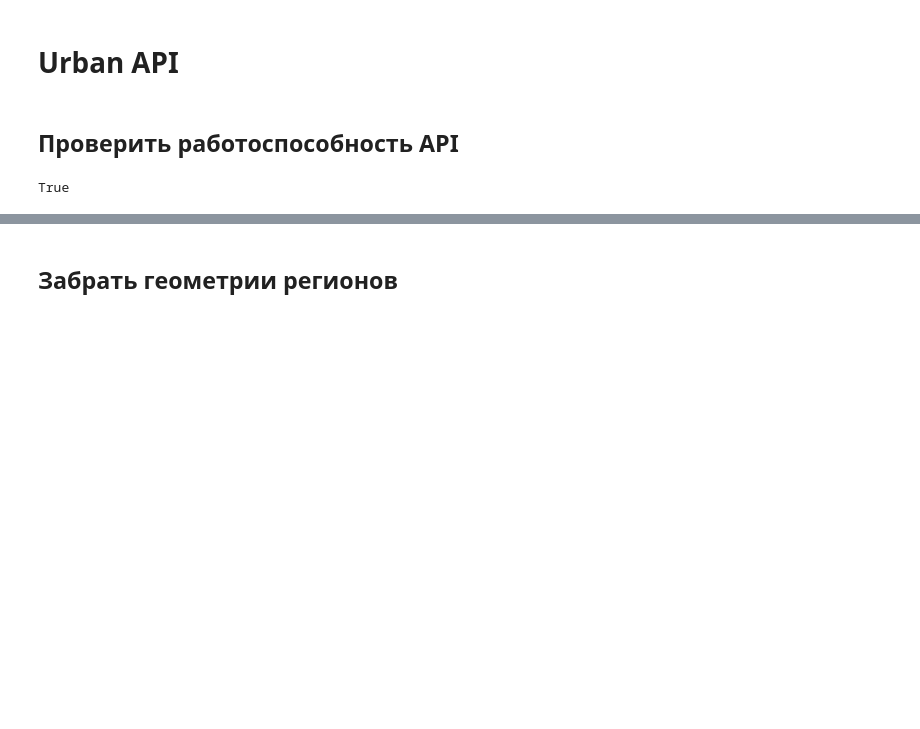
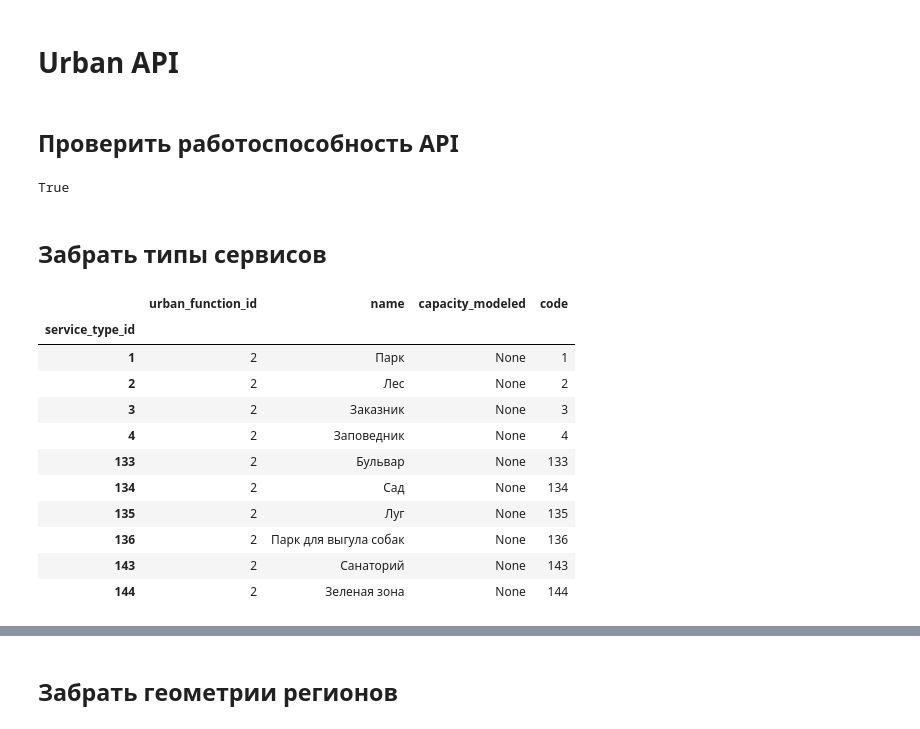
Before and after one commit to vasilstar97/idu-clients, a Jupyter notebook: examples/urban_api.ipynb, the cells around one changed output, grey strips where cells are left out. Saved outputs shown, nothing was run; the diff lists cells and outputs as text; code cells hidden in the pictures; blank space fills up the shorter version.

```diff
--- a/examples/urban_api.ipynb
+++ b/examples/urban_api.ipynb
@@ -10,3 +10,5 @@ urban_api = UrbanAPI('http://10.32.1.107:5300')
 await urban_api.is_alive()
 # %% [output]
 True
+# %% [markdown]
+## Забрать типы сервисов
@@ -12,0 +17,15 @@ True
+# %%
+await urban_api.get_service_types(2)
+# %% [output]
+|  | urban_function_id | name | capacity_modeled | code |
+| service_type_id |  |  |  |  |
+| 1 | 2 | Парк | None | 1 |
+| 2 | 2 | Лес | None | 2 |
+| 3 | 2 | Заказник | None | 3 |
+| 4 | 2 | Заповедник | None | 4 |
+| 133 | 2 | Бульвар | None | 133 |
+| 134 | 2 | Сад | None | 134 |
+| 135 | 2 | Луг | None | 135 |
+| 136 | 2 | Парк для выгула собак | None | 136 |
+| 143 | 2 | Санаторий | None | 143 |
+| 144 | 2 | Зеленая зона | None | 144 |
```
Also changed, not shown: parts of 10 cells of this notebook, 1 other file.
